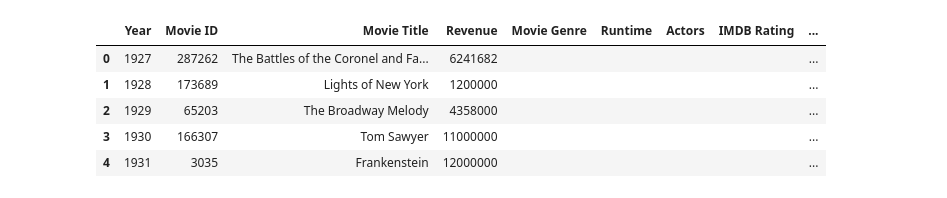
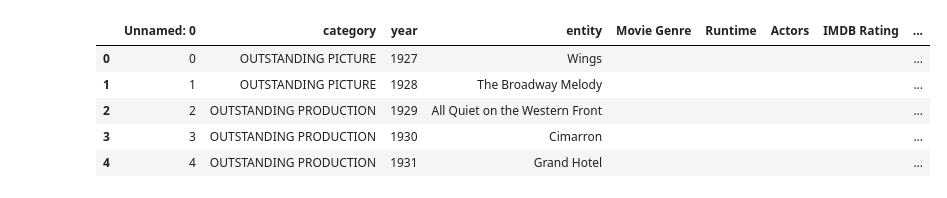
Before and after one commit to meganfoster/Group_5_Project_1, a Jupyter notebook: Award Winning Film Data.ipynb, the cells around one changed output. Cells and saved outputs as stored; diff of their text form; code cells hidden in the pictures.

```diff
--- a/Award Winning Film Data.ipynb
+++ b/Award Winning Film Data.ipynb
@@ -7,7 +7,7 @@ import pandas as pd
 
 omdb_key = "9b9d69c4"
 # %%
-award_winning_csv = 'awardwinners.csv'
-award_winning_df = pd.read_csv(top_grossing_csv)
+award_winning_csv = 'newawardwinners.csv'
+award_winning_df = pd.read_csv(award_winning_csv)
 award_winning_df
 # %% [output]
@@ -27,19 +27,19 @@ award_winning_df
 # %%
 url = f"http://www.omdbapi.com/?apikey={omdb_key}&t="
 # %%
-top_grossing_df['Movie Genre'] = ""
-top_grossing_df['Runtime'] = ""
-top_grossing_df['Actors'] = ""
-top_grossing_df['IMDB Rating'] = ""
-top_grossing_df['Rotten Tomatoes Rating'] = ""
+award_winning_df['Movie Genre'] = ""
+award_winning_df['Runtime'] = ""
+award_winning_df['Actors'] = ""
+award_winning_df['IMDB Rating'] = ""
+award_winning_df['Rotten Tomatoes Rating'] = ""
 
-top_grossing_df.head()
+award_winning_df.head()
 # %% [output]
-|  | Year | Movie ID | Movie Title | Revenue | Movie Genre | Runtime | Actors | IMDB Rating | ... |
-| 0 | 1927 | 287262 | The Battles of the Coronel and Fa... | 6241682 |  |  |  |  | ... |
-| 1 | 1928 | 173689 | Lights of New York | 1200000 |  |  |  |  | ... |
-| 2 | 1929 | 65203 | The Broadway Melody | 4358000 |  |  |  |  | ... |
-| 3 | 1930 | 166307 | Tom Sawyer | 11000000 |  |  |  |  | ... |
-| 4 | 1931 | 3035 | Frankenstein | 12000000 |  |  |  |  | ... |
+|  | Unnamed: 0 | category | year | entity | Movie Genre | Runtime | Actors | IMDB Rating | ... |
+| 0 | 0 | OUTSTANDING PICTURE | 1927 | Wings |  |  |  |  | ... |
+| 1 | 1 | OUTSTANDING PICTURE | 1928 | The Broadway Melody |  |  |  |  | ... |
+| 2 | 2 | OUTSTANDING PRODUCTION | 1929 | All Quiet on the Western Front |  |  |  |  | ... |
+| 3 | 3 | OUTSTANDING PRODUCTION | 1930 | Cimarron |  |  |  |  | ... |
+| 4 | 4 | OUTSTANDING PRODUCTION | 1931 | Grand Hotel |  |  |  |  | ... |
 # %%
 
```
Also changed, not shown: parts of 3 cells of this notebook, 1 other file.
